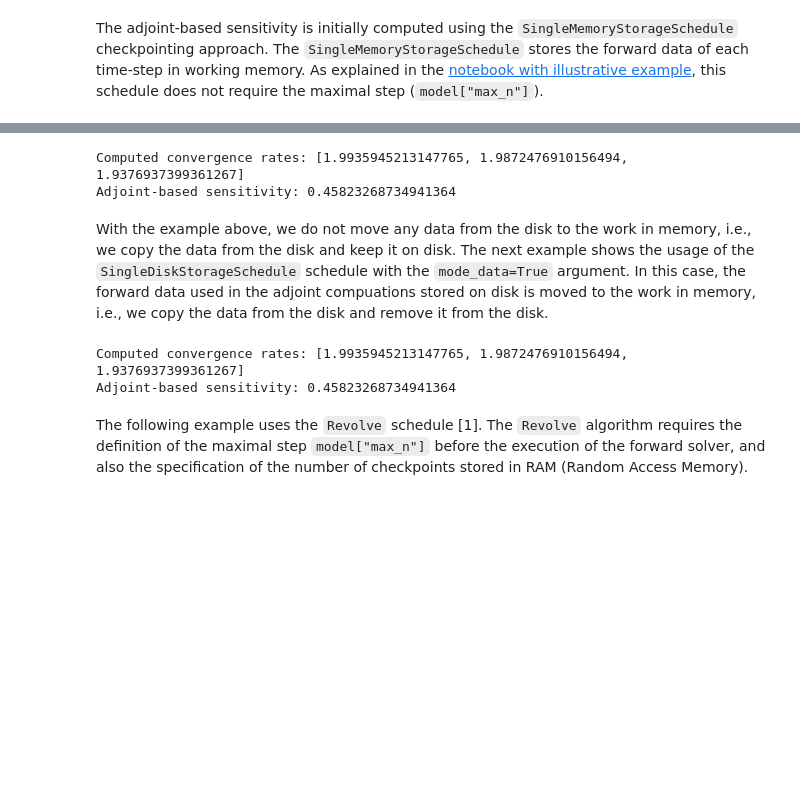
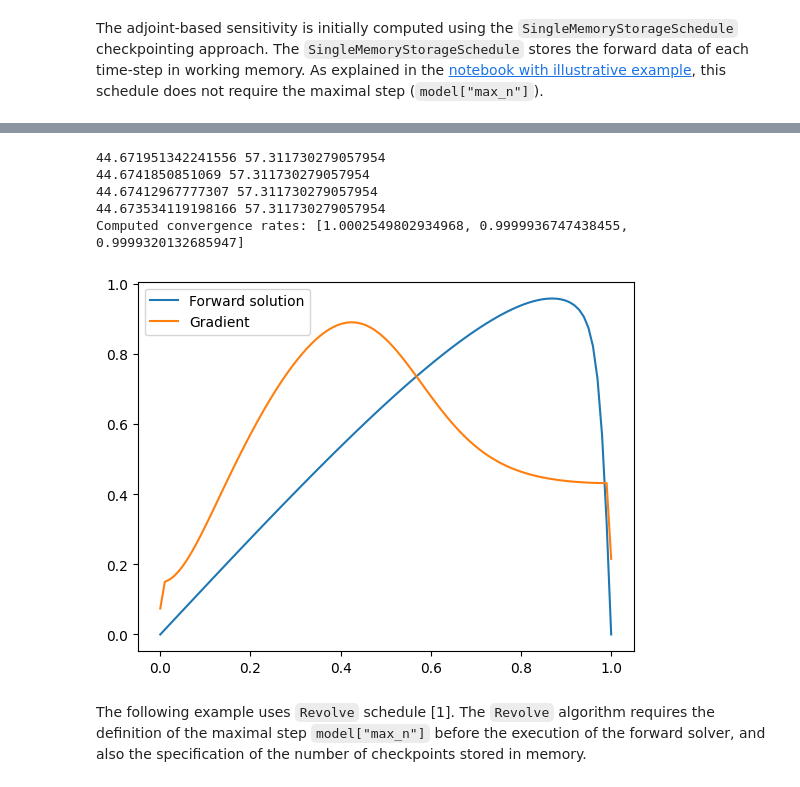
Before and after one commit to firedrakeproject/checkpoint_schedules, a Jupyter notebook: docs/notebooks/burger.ipynb, the cells around one changed output, grey strips where cells are left out. Drawn from its saved outputs; the diff is of its cells as text; code cells hidden in the pictures; blank space fills up the shorter version.

```diff
--- a/docs/notebooks/burger.ipynb
+++ b/docs/notebooks/burger.ipynb
@@ -356,7 +359,6 @@ class CheckpointingManager:
         def action_forward(cp_action):
             n1 = cp_action.n1
             self.equation.forward(cp_action.n0, n1, storage=cp_action.storage,
-                                  single_storage=self.single_storage,
                                   write_adj_deps=cp_action.write_adj_deps,
                                   write_ics=cp_action.write_ics)
             if n1 >= self.equation.model["max_n"]:
@@ -365,9 +367,7 @@ class CheckpointingManager:
 
         @action.register(Reverse)
         def action_reverse(cp_action):
-            if self.reverse_step == 0:
-                self.equation.adjoint_initial_condition()
-            self.equation.adjoint(cp_action.n0, cp_action.n1, cp_action.clear_adj_deps, single_storage=self.single_storage)
+            self.equation.adjoint(cp_action.n0, cp_action.n1, cp_action.clear_adj_deps)
             self.reverse_step += cp_action.n1 - cp_action.n0
 
         @action.register(Copy)
@@ -384,7 +384,6 @@ class CheckpointingManager:
         def action_end_forward(cp_action):
             if self._schedule.max_n is None:
                 self._schedule._max_n = self.max_n
-            assert self.reverse_step == 0
 
         @action.register(EndReverse)
         def action_end_reverse(cp_action):
@@ -434,11 +408,11 @@ def convergence_rates(E_values, eps_values, show=True):
 # %% [markdown]
 Below, we define the `model` dictionary containing the parameters required for the forward and adjoint solvers. The `model` dictionary is then passed to the `BurgersEquation` class. Additionally, we set up the 1D mesh and the initial condition for the forward Burgers' solver.
 # %%
-model = {"lx": 1,   # lenght domain
+model = {"lx": 1,   # domain length
          "nx": 100,  # number of nodes
-         "dt": 0.0005,  # time step
+         "dt": 0.001,  # time step
          "nu": 0.01,  # viscosity
-         "max_n": 500,  # total steps
+         "max_n": 400,  # total steps
          "chk_ram": 50,  # number of checkpoints in RAM
          "chk_disk": 50,  # number of checkpoints on disk
         }
@@ -465,35 +475,20 @@ The following example shows the usage of the `SingleDiskStorageSchedule` schedul
 # %%
-schedule = SingleDiskStorageSchedule()  # Create the checkpointing schedule.
+schedule = SingleDiskStorageSchedule(move_data=True)  # Create the checkpointing schedule.
 burger = BurgersEquation(model, u0, mesh)  # Create the burger's equation object.
 manager = CheckpointingManager(schedule, burger)  # Create the checkpointing manager.
 manager.execute()  # execute the checkpointing schedule using `SingleMemoryStorageSchedule` schedule.
-u_2 = burger.forward_final_solution**2  # Compute the energy.
-J = sum(u_2.reshape(-1) * 0.5) * 1/burger.model["nx"]  # Compute the functional value.
-E, h = taylor_remainder_test(burger.adjoint_work_memory, J, u0)  # Compute the Taylor remainder.
-convergence_rates(E, h, show=True)
-senstivity = sum(burger.adjoint_work_memory[StorageType.WORK][0].reshape(-1) * u0.reshape(-1)) * 1 / model["nx"]
-print("Adjoint-based sensitivity: {}".format(senstivity))
+E, epsilon = taylor_remainder_test(burger.gradient(), J, u0, h)  # Compute the Taylor remainder.
+convergence_rates(E, epsilon, show=True)
+plot_solution(burger.forward_final_solution, burger.gradient())
 # %% [output]
-Computed convergence rates: [1.9935945213147765, 1.9872476910156494, 1.9376937399361267]
-Adjoint-based sensitivity: 0.45823268734941364
+44.671951342241556 57.311730279057954
+44.6741850851069 57.311730279057954
+44.67412967777307 57.311730279057954
+44.673534119198166 57.311730279057954
+Computed convergence rates: [1.0002549802934968, 0.9999936747438455, 0.9999320132685947]
+[figure, added]
-# %% [markdown]
-With the example above, we do not move any data from the disk to the work in memory, i.e., we copy the data from the disk and keep it on disk. The next example shows the usage of the `SingleDiskStorageSchedule` schedule with the `mode_data=True` argument. In this case, the forward data used in the adjoint compuations stored on disk is moved to the work in memory, i.e., we copy the data from the disk and remove it from the disk.
-# %%
-schedule = SingleDiskStorageSchedule(move_data=True)  # Create the checkpointing schedule.
-burger = BurgersEquation(model, u0, mesh)  # Create the burger's equation object.
-manager = CheckpointingManager(schedule, burger)  # Create the checkpointing manager.
-manager.execute()  # execute the checkpointing schedule using `SingleMemoryStorageSchedule` schedule.
-u_2 = burger.forward_final_solution**2  # Compute the energy.
-J = sum(u_2.reshape(-1) * 0.5) * 1/burger.model["nx"]  # Compute the functional value.
-E, h = taylor_remainder_test(burger.adjoint_work_memory, J, u0)  # Compute the Taylor remainder.
-convergence_rates(E, h, show=True)
-senstivity = sum(burger.adjoint_work_memory[StorageType.WORK][0].reshape(-1) * u0.reshape(-1)) * 1 / model["nx"]
-print("Adjoint-based sensitivity: {}".format(senstivity))
-# %% [output]
-Computed convergence rates: [1.9935945213147765, 1.9872476910156494, 1.9376937399361267]
-Adjoint-based sensitivity: 0.45823268734941364
 # %% [markdown]
-The following example uses the `Revolve` schedule [1]. The `Revolve` algorithm requires the definition of the maximal step `model["max_n"]` before the execution of the forward solver, and also the specification of the number of checkpoints stored in RAM (Random Access Memory).
+The following example uses `Revolve` schedule [1]. The `Revolve` algorithm requires the definition of the maximal step `model["max_n"]` before the execution of the forward solver, and also the specification of the number of checkpoints stored in memory.
 # %%
 burger = BurgersEquation(model, u0, mesh) # create the burger's equation object
 schedule = Revolve(model["max_n"], model["chk_ram"]) # create the checkpointing schedule
```
Also changed, not shown: parts of 26 cells of this notebook.
